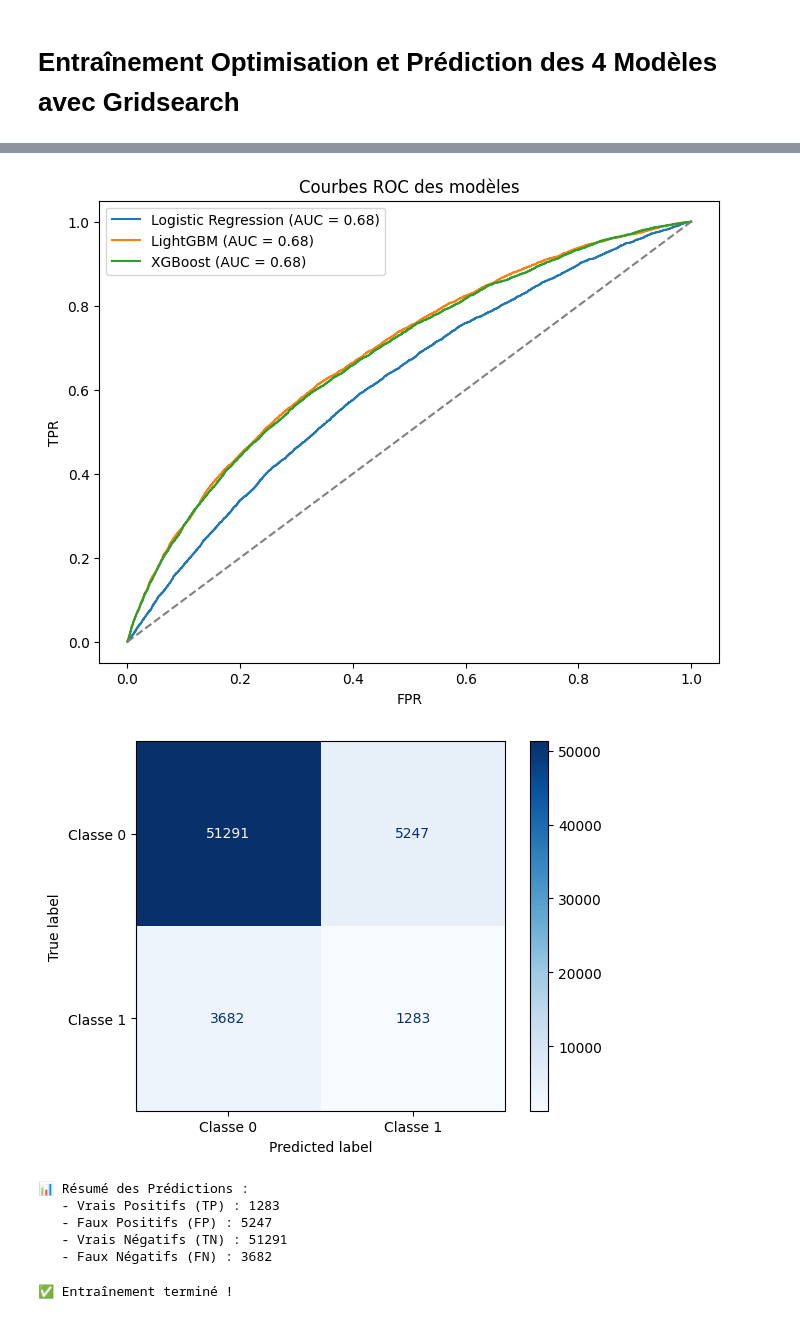
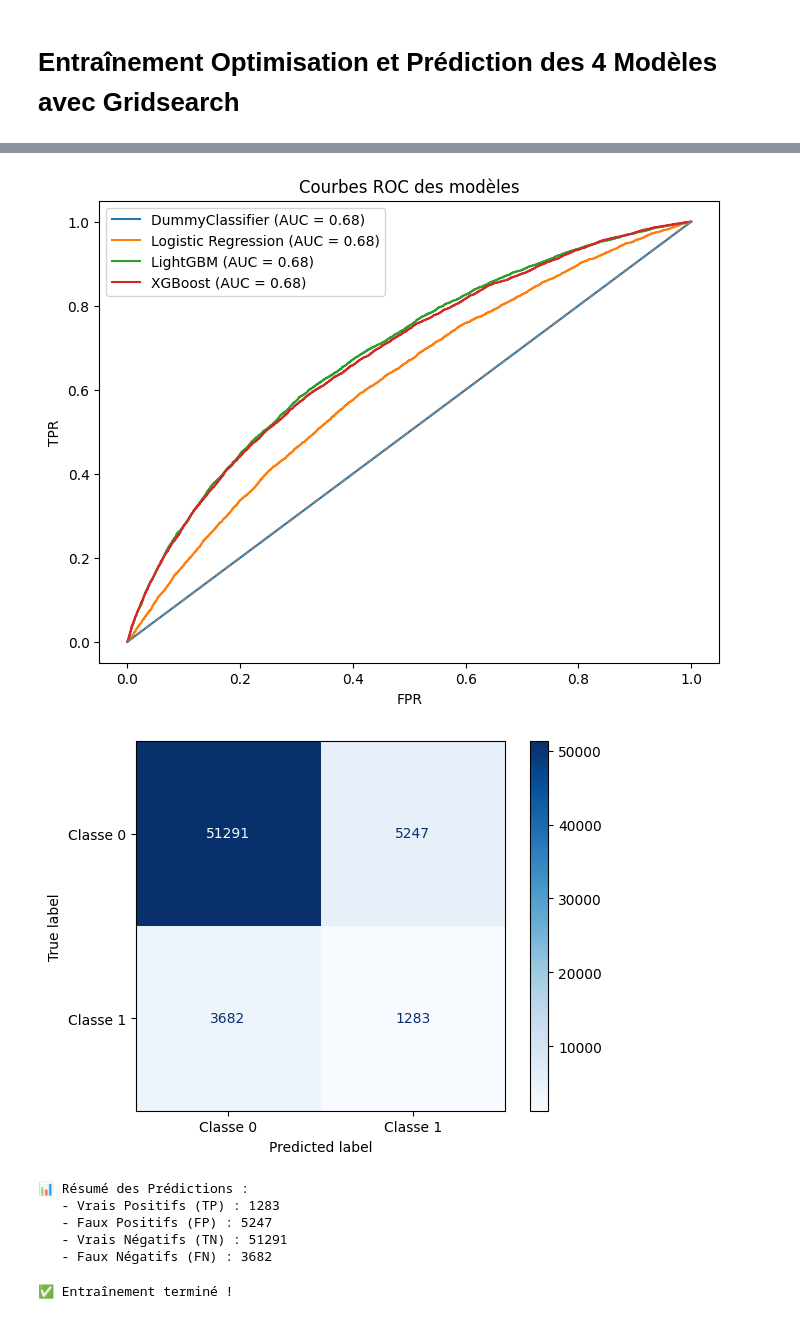
Before and after one commit to Wallerand-Grevet/impl-mentez-un-modele-de-scoring, a Jupyter notebook: model_ok.ipynb, the cells around one changed output, grey strips where cells are left out. Drawn from its saved outputs; the diff is of its cells as text; code cells hidden in the pictures.

Commit message:
Add : Dummy Classifier

```diff
--- a/model_ok.ipynb
+++ b/model_ok.ipynb
@@ -251,6 +251,7 @@ from imblearn.over_sampling import SMOTE
 import shap.explainers  # s'assurer que les classes sont accessibles
 import inspect
 from mlflow.models.signature import infer_signature
+from sklearn.dummy import DummyClassifier
 
 # Fonction pour nettoyer les noms de colonnes
 def clean_column_names(df):
@@ -288,6 +289,7 @@ mlflow.set_experiment("credit-scoring")
 
 #  Définition des modèles avec class_weight="balanced"
 models = {
+    "DummyClassifier": DummyClassifier(strategy="most_frequent"),
     "Logistic Regression": LogisticRegression(solver='liblinear', random_state=42, class_weight="balanced"),
     #"Random Forest": RandomForestClassifier(random_state=42, class_weight="balanced"),
     "LightGBM": lgb.LGBMClassifier(random_state=42, class_weight="balanced"),
@@ -296,8 +298,8 @@ models = {
 
 param_grids = {
     "Logistic Regression": {"C": [0.01, 0.1, 1, 10], "max_iter": [200, 500]},
-    #"Random Forest": {"n_estimators": [50], "max_depth": [None, 10, 20], "min_samples_split": [2, 5, 10]},
-    "LightGBM": {"n_estimators": [50, 100, 200, 300], "learning_rate": [0.01, 0.05, 0.1], "num_leaves": [20, 31, 40]},
+    #"Random Forest": {"n_estimators": [100,200,300], "max_depth": [10, 20, None], "min_samples_split": [2, 5, 10]},
+    "LightGBM": {"n_estimators": [50, 100, 200, 300,500,700,1000], "learning_rate": [0.005, 0.01, 0.02, 0.05, 0.1, 0.2], "num_leaves": [15, 20, 31, 40, 50, 60, 70]},
     "XGBoost": {"n_estimators": [50, 100, 200], "learning_rate": [0.01, 0.05, 0.1], "max_depth": [3, 6, 10]}
 }
 
@@ -310,9 +312,18 @@ with mlflow.start_run(run_name="All Models", nested=True) as parent_run:
     for model_name, model in models.items():
         with mlflow.start_run(run_name=model_name, nested=True):
             print(f"🔍 Entraînement de {model_name}...")
-            grid_search = GridSearchCV(model, param_grids[model_name], cv=5, scoring='roc_auc', refit=True, n_jobs=1)
-            grid_search.fit(X_train, y_train)
-            best_model = grid_search.best_estimator_
+            if model_name == "DummyClassifier":
+                model.fit(X_train, y_train)
+                best_model = model
+                best_models[model_name] = best_model
+                best_threshold = 0.5  # Par défaut pour classifier
+            else:
+                grid_search = GridSearchCV(model, param_grids[model_name], cv=5, scoring='roc_auc', refit=True, n_jobs=1)
+                grid_search.fit(X_train, y_train)
+                best_model = grid_search.best_estimator_
+                best_models[model_name] = best_model
+                best_threshold = recherche_seuil_optimale(best_model, X_val, y_val)
+
             best_models[model_name] = best_model
             #  Recherche du seuil optimal
             best_threshold = recherche_seuil_optimale(best_model, X_val, y_val)
@@ -346,7 +357,9 @@ with mlflow.start_run(run_name="All Models", nested=True) as parent_run:
 
 
             #  Enregistrement des métriques et du modèle dans MLflow
-            mlflow.log_params(grid_search.best_params_)
+            if model_name != "DummyClassifier":
+                mlflow.log_params(grid_search.best_params_)
+
             mlflow.log_metric("AUC", auc)
             mlflow.log_metric("Accuracy", accuracy)
             mlflow.log_metric("Best Threshold", best_threshold)
@@ -368,45 +381,45 @@ with mlflow.start_run(run_name="All Models", nested=True) as parent_run:
             mlflow.log_artifact(threshold_path)
 
              #  Valeurs SHAP pour chaque modèle (robuste et future-proof)
-            try:
-                X_val_shap = X_val.astype(np.float32)
-                masker = shap.maskers.Independent(X_val_shap)
-                explainer = shap.Explainer(best_model, masker=masker)
+            if model_name != "DummyClassifier":
+                try:
+                    X_val_shap = X_val.astype(np.float32)
+                    masker = shap.maskers.Independent(X_val_shap)
+                    explainer = shap.Explainer(best_model, masker=masker)
 
-                # Détection dynamique : est-ce que l’explainer accepte check_additivity ?
-                explainer_signature = inspect.signature(explainer.__call__)
-                if "check_additivity" in explainer_signature.parameters:
-                    shap_values = explainer(X_val_shap, check_additivity=False)
-                else:
-                    shap_values = explainer(X_val_shap)
+                    explainer_signature = inspect.signature(explainer.__call__)
+                    if "check_additivity" in explainer_signature.parameters:
+                        shap_values = explainer(X_val_shap, check_additivity=False)
+                    else:
+                        shap_values = explainer(X_val_shap)
 
-                # SHAP summary plot
-                plt.figure()
-                shap.summary_plot(shap_values, X_val_shap, show=False)
-                shap_path = f"shap_summary_{model_name}.png"
-                plt.savefig(shap_path, bbox_inches="tight")
-                plt.close()
-                mlflow.log_artifact(shap_path)
+                    # SHAP summary plot
+                    plt.figure()
+                    shap.summary_plot(shap_values, X_val_shap, show=False)
+                    shap_path = f"shap_summary_{model_name}.png"
+                    plt.savefig(shap_path, bbox_inches="tight")
+                    plt.close()
+                    mlflow.log_artifact(shap_path)
 
-                # SHAP bar plot
-                plt.figure()
-                shap.plots.bar(shap_values, show=False)
-                shap_bar_path = f"shap_bar_{model_name}.png"
-                plt.savefig(shap_bar_path, bbox_inches="tight")
-                plt.close()
-                mlflow.log_artifact(shap_bar_path)
+                    # SHAP bar plot
+                    plt.figure()
+                    shap.plots.bar(shap_values, show=False)
+                    shap_bar_path = f"shap_bar_{model_name}.png"
+                    plt.savefig(shap_bar_path, bbox_inches="tight")
+                    plt.close()
+                    mlflow.log_artifact(shap_bar_path)
 
-                # SHAP waterfall plot (ex. ligne 0)
-                index_sample = 0
-                plt.figure()
-                shap.plots.waterfall(shap_values[index_sample], show=False)
-                waterfall_path = f"shap_waterfall_{model_name}.png"
-                plt.savefig(waterfall_path, bbox_inches="tight")
-                plt.close()
-                mlflow.log_artifact(waterfall_path)
+                    # SHAP waterfall plot
+                    index_sample = 0
+                    plt.figure()
+                    shap.plots.waterfall(shap_values[index_sample], show=False)
+                    waterfall_path = f"shap_waterfall_{model_name}.png"
+                    plt.savefig(waterfall_path, bbox_inches="tight")
+                    plt.close()
+                    mlflow.log_artifact(waterfall_path)
 
-            except Exception as e:
-                print(f"❌ Erreur SHAP pour {model_name} : {e}")
+                except Exception as e:
+                    print(f"❌ Erreur SHAP pour {model_name} : {e}")
 
 
             # Comparaison du meilleur modèle
@@ -526,7 +539,7 @@ try:
     masker = shap.maskers.Independent(X_val_shap)
     explainer = shap.Explainer(best_model_final, masker=masker)
 
-    # Détection dynamique : supporte check_additivity ?
+    # Détection dynamique
     explainer_signature = inspect.signature(explainer.__call__)
     if "check_additivity" in explainer_signature.parameters:
         shap_values = explainer(X_val_shap, check_additivity=False)
@@ -609,4 +622,4 @@ Created version '8' of model 'Best Model'.
-[figure, old version]
+[figure, new version]
 [figure]
 📊 Résumé des Prédictions :
    - Vrais Positifs (TP) : 1283
```
Also changed, not shown: parts of 1 cell of this notebook, 1 other file.
